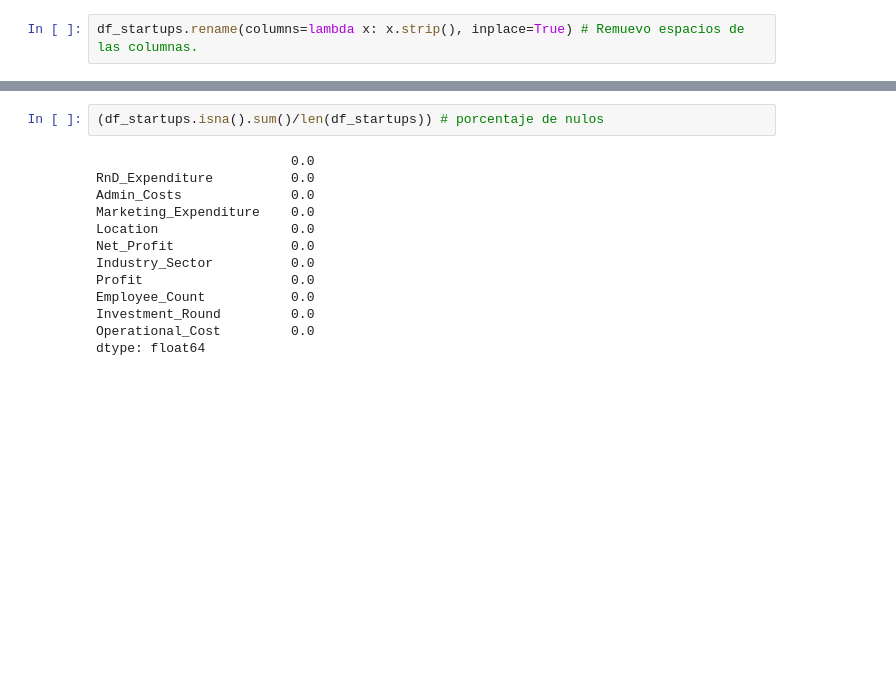
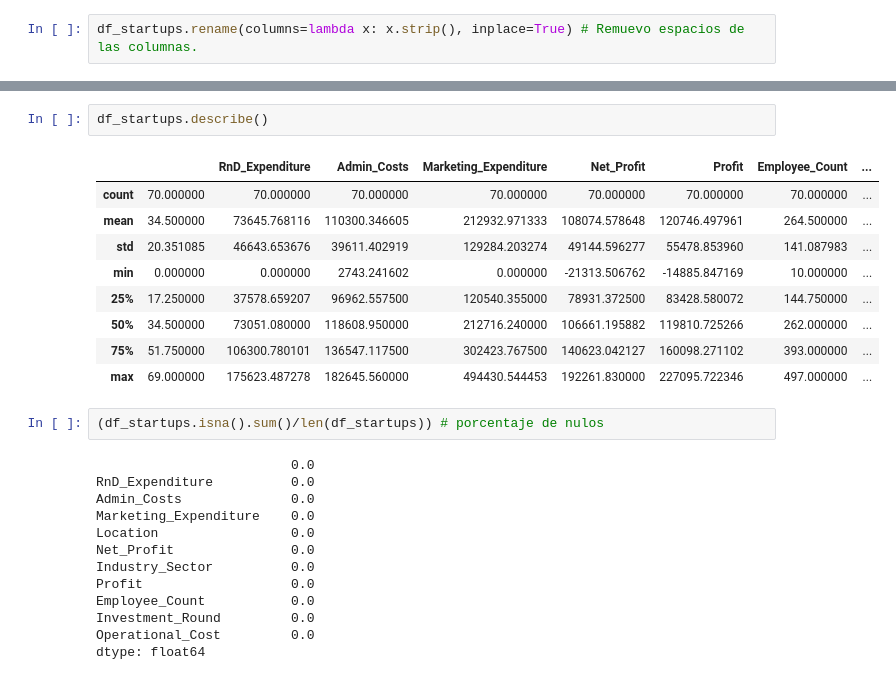
Before and after one commit to lnastri25/POO_UCEMA, a Jupyter notebook: trabajos_practicos/tp_datos/3-startups/startups.ipynb, the cells around one changed output, grey strips where cells are left out. Cells and saved outputs as stored; diff of their text form; blank space fills up the shorter version.

```diff
--- a/trabajos_practicos/tp_datos/3-startups/startups.ipynb
+++ b/trabajos_practicos/tp_datos/3-startups/startups.ipynb
@@ -59,3 +74,15 @@ validate_columns(df_startups)
+# %%
+df_startups.describe()
+# %% [output]
+|  |  | RnD_Expenditure | Admin_Costs | Marketing_Expenditure | Net_Profit | Profit | Employee_Count | ... |
+| count | 70.000000 | 70.000000 | 70.000000 | 70.000000 | 70.000000 | 70.000000 | 70.000000 | ... |
+| mean | 34.500000 | 73645.768116 | 110300.346605 | 212932.971333 | 108074.578648 | 120746.497961 | 264.500000 | ... |
+| std | 20.351085 | 46643.653676 | 39611.402919 | 129284.203274 | 49144.596277 | 55478.853960 | 141.087983 | ... |
+| min | 0.000000 | 0.000000 | 2743.241602 | 0.000000 | -21313.506762 | -14885.847169 | 10.000000 | ... |
+| 25% | 17.250000 | 37578.659207 | 96962.557500 | 120540.355000 | 78931.372500 | 83428.580072 | 144.750000 | ... |
+| 50% | 34.500000 | 73051.080000 | 118608.950000 | 212716.240000 | 106661.195882 | 119810.725266 | 262.000000 | ... |
+| 75% | 51.750000 | 106300.780101 | 136547.117500 | 302423.767500 | 140623.042127 | 160098.271102 | 393.000000 | ... |
+| max | 69.000000 | 175623.487278 | 182645.560000 | 494430.544453 | 192261.830000 | 227095.722346 | 497.000000 | ... |
 # %%
 (df_startups.isna().sum()/len(df_startups)) # porcentaje de nulos
 # %% [output]
```
Also changed, not shown: parts of 21 cells of this notebook, 2 other files.
